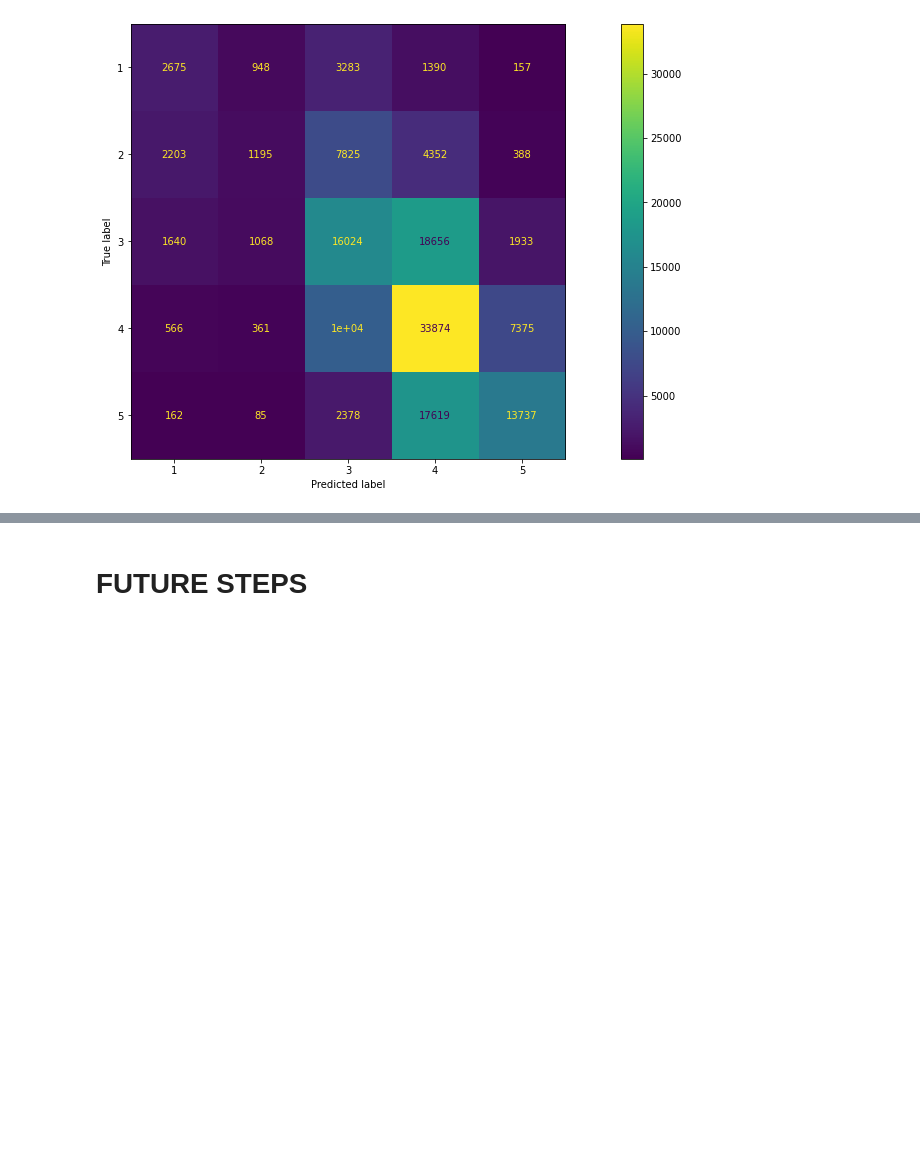
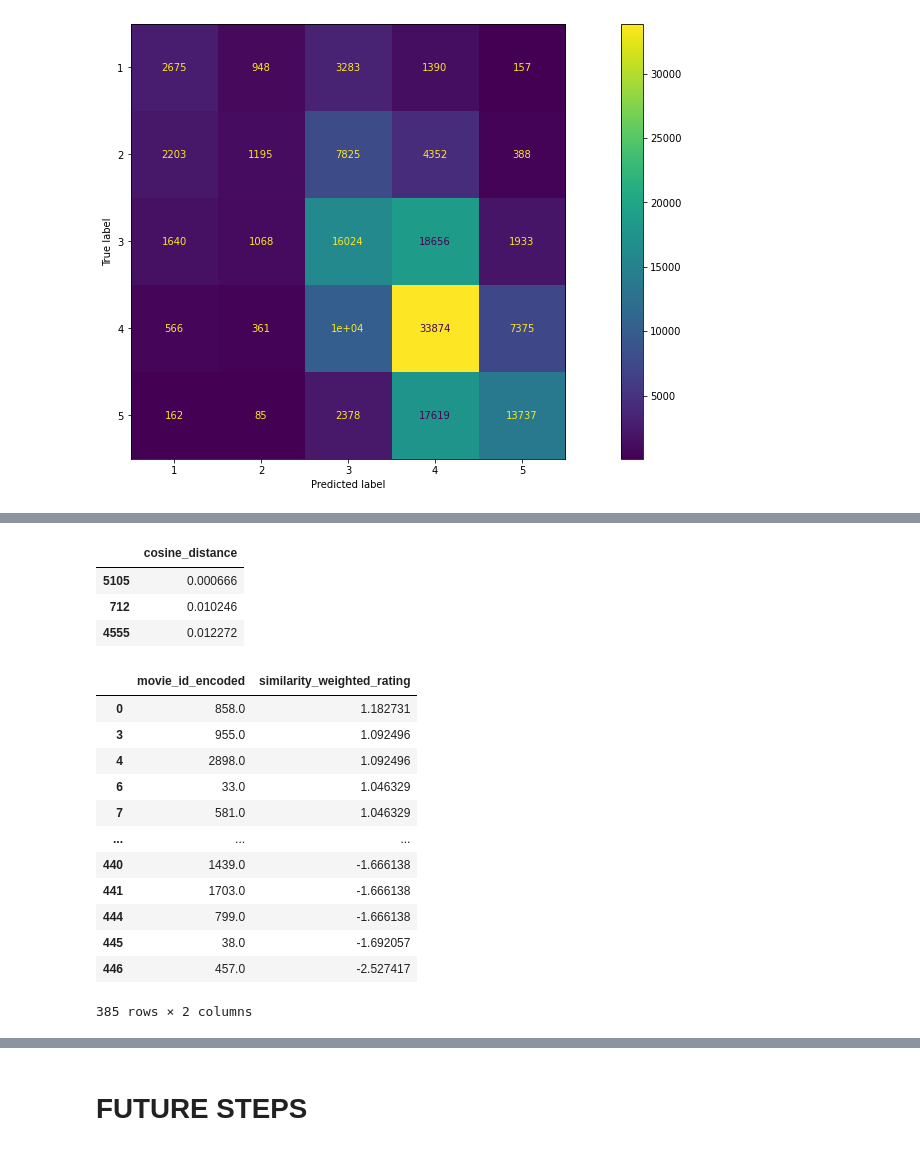
Before and after one commit to emremidilli/Movie-Recommender-System, a Jupyter notebook: Analysis.ipynb, the cells around one changed output, grey strips where cells are left out. Saved outputs shown, nothing was run; the diff lists cells and outputs as text; code cells hidden in the pictures; blank space fills up the shorter version.

```diff
--- a/Analysis.ipynb
+++ b/Analysis.ipynb
@@ -460,0 +468,3 @@ weighted avg       0.45      0.45      0.43    150032
+# %%
+aUserSimilarities =  pairwise_distances(aLatentFeaturesUsers, metric='cosine')
+aMovieSimilarities =  pairwise_distances(aLatentFeaturesMovies, metric='cosine')
@@ -460,0 +480,6 @@ weighted avg       0.45      0.45      0.43    150032
+# %%
+c_iNrOfMostSimilarUsers = 3
+aMaxSimilarNUsers = np.argsort(aUserSimilarities[iUserIDEncoded])
+aMaxSimilarNUsers = aMaxSimilarNUsers[aMaxSimilarNUsers != iUserIDEncoded]
+aMaxSimilarNUsers = aMaxSimilarNUsers[0:c_iNrOfMostSimilarUsers]
+aMaxSimilarNUsers
@@ -460,0 +488,3 @@ weighted avg       0.45      0.45      0.43    150032
+# %%
+aRatedEncodedMovieIds = dfAnalysis[dfAnalysis['user_id_encoded'] == iUserIDEncoded]['movie_id_encoded'].values
+aRatedEncodedMovieIds
@@ -460,0 +507,54 @@ weighted avg       0.45      0.45      0.43    150032
+# %%
+dfCosineDistancesToSimilarUsers = pd.DataFrame(
+    index = aMaxSimilarNUsers,
+    data = aUserSimilarities[iUserIDEncoded, aMaxSimilarNUsers],
+    columns = ['cosine_distance']
+)
+dfCosineDistancesToSimilarUsers
+# %% [output]
+|  | cosine_distance |
+| 5105 | 0.000666 |
+| 712 | 0.010246 |
+| 4555 | 0.012272 |
+# %%
+dfSimilarUserRatings = dfAnalysis[dfAnalysis['user_id_encoded'].isin(aMaxSimilarNUsers)]
+dfSimilarUserRatings = dfSimilarUserRatings.pivot(columns = 'movie_id_encoded', index = 'user_id_encoded', values = 'rating')
+dfSimilarUserRatings = dfSimilarUserRatings.subtract(dfSimilarUserRatings.mean(axis = 1),axis = 0)
+dfSimilarUserRatings = dfSimilarUserRatings.stack().reset_index()
+dfSimilarUserRatings.rename(columns = {0:'rating_normalized_per_user'}, inplace = True)
+
+dfSimilarUserRatings =  pd.merge(
+    left=dfSimilarUserRatings ,
+    right = dfAnalysis[['user_id_encoded', 'movie_id_encoded', 'rating']],
+    left_on=['user_id_encoded', 'movie_id_encoded'],
+    right_on = ['user_id_encoded', 'movie_id_encoded'])
+
+dfSimilarUserRatings = pd.merge(
+    left=dfSimilarUserRatings,
+    right = dfCosineDistancesToSimilarUsers,
+    left_on = 'user_id_encoded',
+    right_index = True
+)
+
+dfSimilarUserRatings['similarity_weighted_rating'] = dfSimilarUserRatings['rating_normalized_per_user']/dfSimilarUserRatings['cosine_distance']
+dfSimilarUserRatings = dfSimilarUserRatings.groupby(['movie_id_encoded']).sum()['similarity_weighted_rating'].to_frame()
+dfSimilarUserRatings = (dfSimilarUserRatings['similarity_weighted_rating']/(np.sum(1/dfCosineDistancesToSimilarUsers.values))).to_frame()
+
+dfSimilarUserRatings = dfSimilarUserRatings.sort_values(by = 'similarity_weighted_rating',  ascending = False)
+dfSimilarUserRatings.reset_index(inplace = True)
+dfSimilarUserRatings = dfSimilarUserRatings[dfSimilarUserRatings['movie_id_encoded'].isin(aRatedEncodedMovieIds) == False]
+dfSimilarUserRatings
+# %% [output]
+|  | movie_id_encoded | similarity_weighted_rating |
+| 0 | 858.0 | 1.182731 |
+| 3 | 955.0 | 1.092496 |
+| 4 | 2898.0 | 1.092496 |
+| 6 | 33.0 | 1.046329 |
+| 7 | 581.0 | 1.046329 |
+| ... | ... | ... |
+| 440 | 1439.0 | -1.666138 |
+| 441 | 1703.0 | -1.666138 |
+| 444 | 799.0 | -1.666138 |
+| 445 | 38.0 | -1.692057 |
+| 446 | 457.0 | -2.527417 |
+385 rows × 2 columns
```
Also changed, not shown: parts of 10 cells of this notebook.
